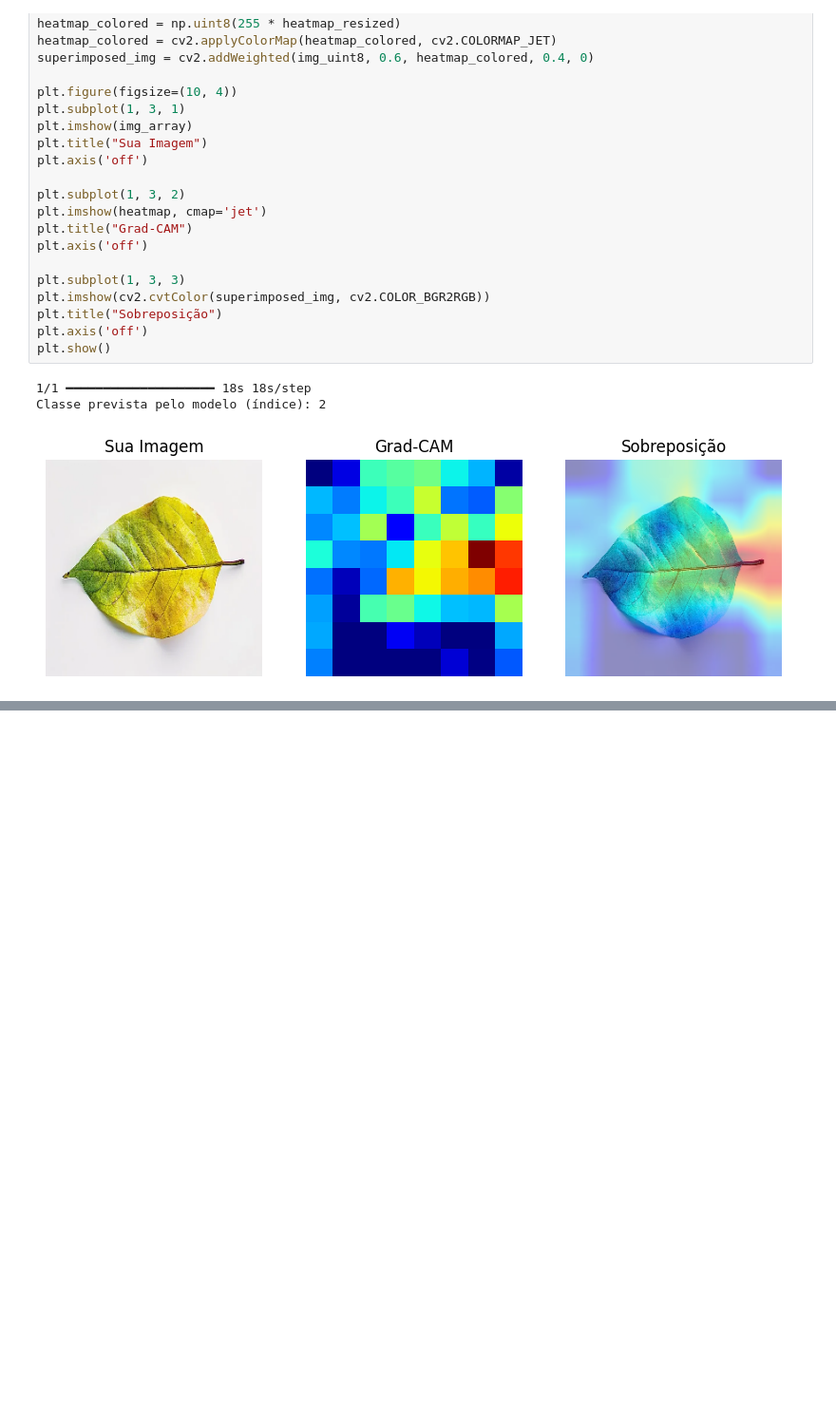
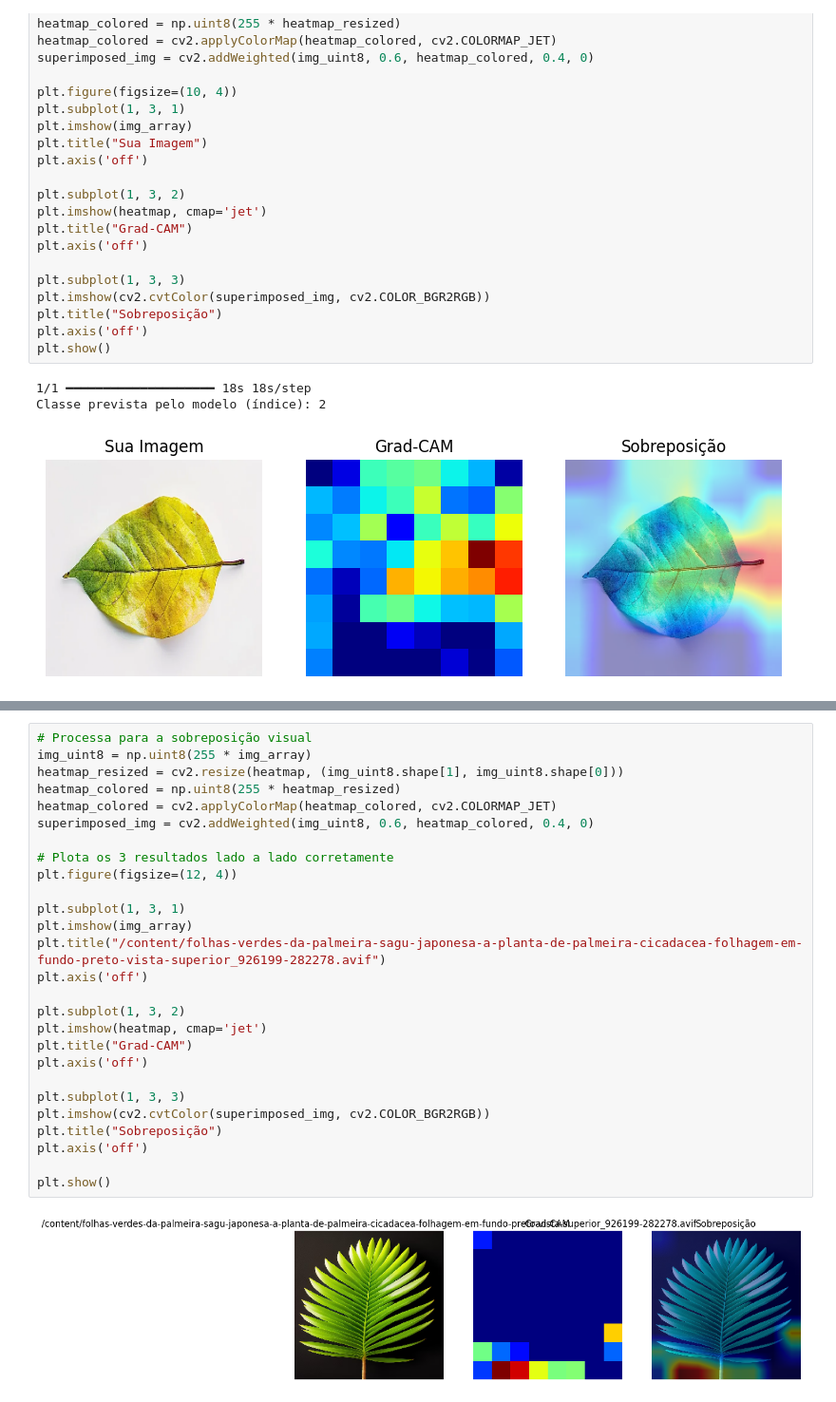
Before and after one commit to Otavio071/tomate, a Jupyter notebook: tomato_leaf_disease_94_accuracy.ipynb, the cells around one changed output, grey strips where cells are left out. Shown at 95% size. Drawn from its saved outputs; the diff is of its cells as text; blank space fills up the shorter version.

```diff
--- a/tomato_leaf_disease_94_accuracy.ipynb
+++ b/tomato_leaf_disease_94_accuracy.ipynb
@@ -785,0 +755,29 @@ Classe prevista pelo modelo (índice): 2
+# %%
+# Processa para a sobreposição visual
+img_uint8 = np.uint8(255 * img_array)
+heatmap_resized = cv2.resize(heatmap, (img_uint8.shape[1], img_uint8.shape[0]))
+heatmap_colored = np.uint8(255 * heatmap_resized)
+heatmap_colored = cv2.applyColorMap(heatmap_colored, cv2.COLORMAP_JET)
+superimposed_img = cv2.addWeighted(img_uint8, 0.6, heatmap_colored, 0.4, 0)
+
+# Plota os 3 resultados lado a lado corretamente
+plt.figure(figsize=(12, 4))
+
+plt.subplot(1, 3, 1)
+plt.imshow(img_array)
+plt.title("/content/folhas-verdes-da-palmeira-sagu-japonesa-a-planta-de-palmeira-cicadacea-folhagem-em-fundo-preto-vista-superior_926199-282278.avif")
+plt.axis('off')
+
+plt.subplot(1, 3, 2)
+plt.imshow(heatmap, cmap='jet')
+plt.title("Grad-CAM")
+plt.axis('off')
+
+plt.subplot(1, 3, 3)
+plt.imshow(cv2.cvtColor(superimposed_img, cv2.COLOR_BGR2RGB))
+plt.title("Sobreposição")
+plt.axis('off')
+
+plt.show()
+# %% [output]
+[figure, added]
```
Also changed, not shown: parts of 6 cells of this notebook.
